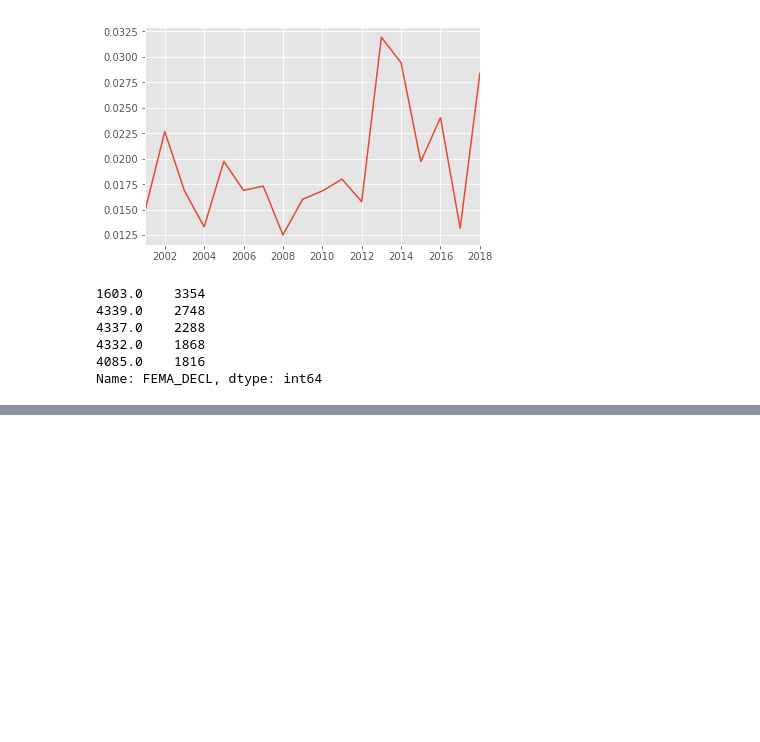
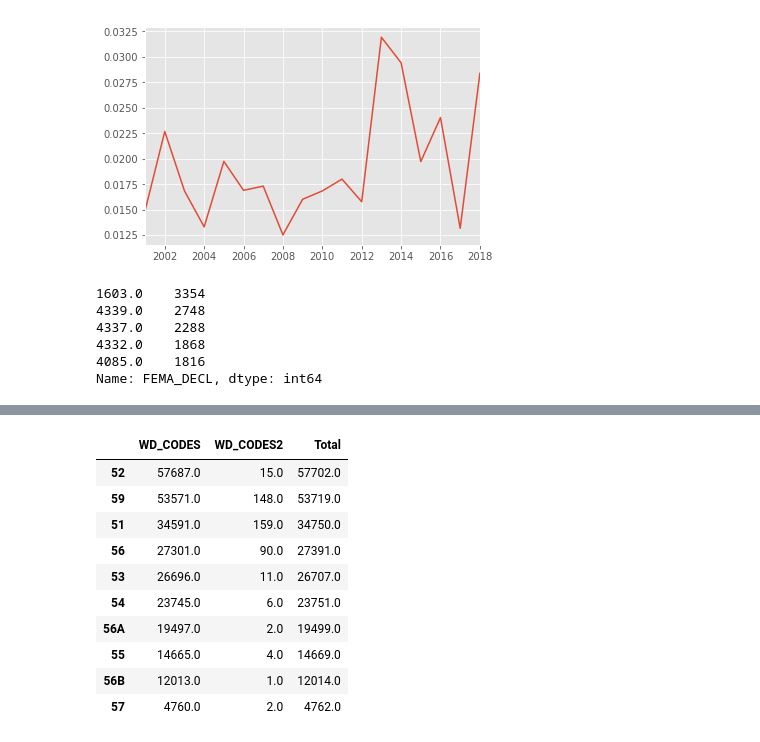
Before and after one commit to PublicI/sba-disaster-loans, a Jupyter notebook: SBA Data Analysis.ipynb, the cells around one changed output, grey strips where cells are left out. Cells and saved outputs as stored; diff of their text form; code cells hidden in the pictures; blank space fills up the shorter version.

```diff
--- a/SBA Data Analysis.ipynb
+++ b/SBA Data Analysis.ipynb
@@ -1035,0 +1100,19 @@ Name: FEMA_DECL, dtype: int64
+# %%
+df_withdrawal_codes = pd.merge(df_withdrawals['WD_CODES'].value_counts(), df_withdrawals['WD_CODES2'].value_counts(),
+                                left_index = True, right_index = True, how = "outer")
+df_withdrawal_codes['Total'] = df_withdrawal_codes.sum(axis = 1)
+df_withdrawal_codes.sort_values(by = "Total", ascending = False, inplace = True)
+df_withdrawal_codes.drop(['nan','  '], inplace = True, axis = 0) # remove missing values
+df_withdrawal_codes.head(10)
+# %% [output]
+|  | WD_CODES | WD_CODES2 | Total |
+| 52 | 57687.0 | 15.0 | 57702.0 |
+| 59 | 53571.0 | 148.0 | 53719.0 |
+| 51 | 34591.0 | 159.0 | 34750.0 |
+| 56 | 27301.0 | 90.0 | 27391.0 |
+| 53 | 26696.0 | 11.0 | 26707.0 |
+| 54 | 23745.0 | 6.0 | 23751.0 |
+| 56A | 19497.0 | 2.0 | 19499.0 |
+| 55 | 14665.0 | 4.0 | 14669.0 |
+| 56B | 12013.0 | 1.0 | 12014.0 |
+| 57 | 4760.0 | 2.0 | 4762.0 |
```
Also changed, not shown: parts of 16 cells of this notebook.
